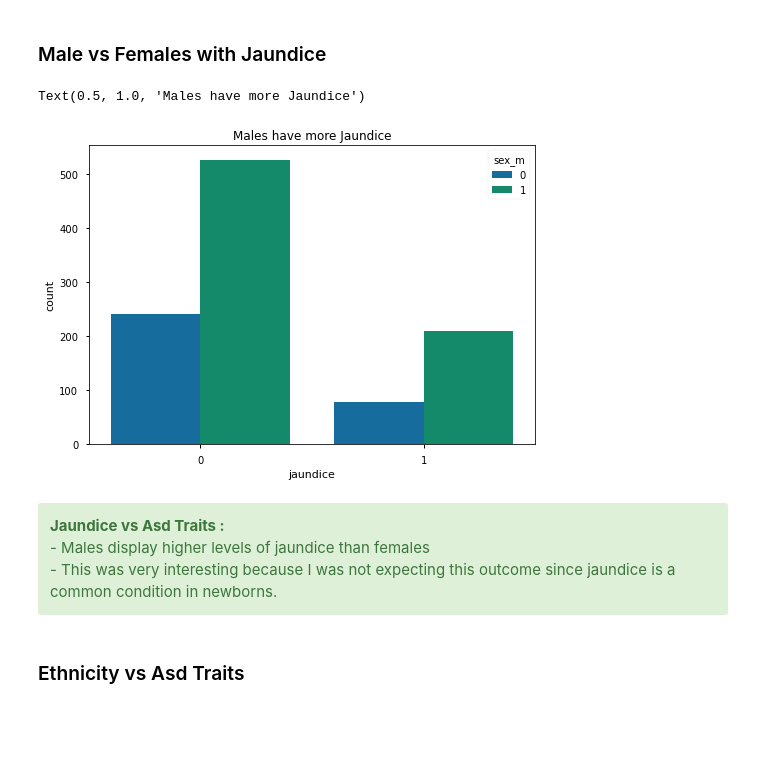
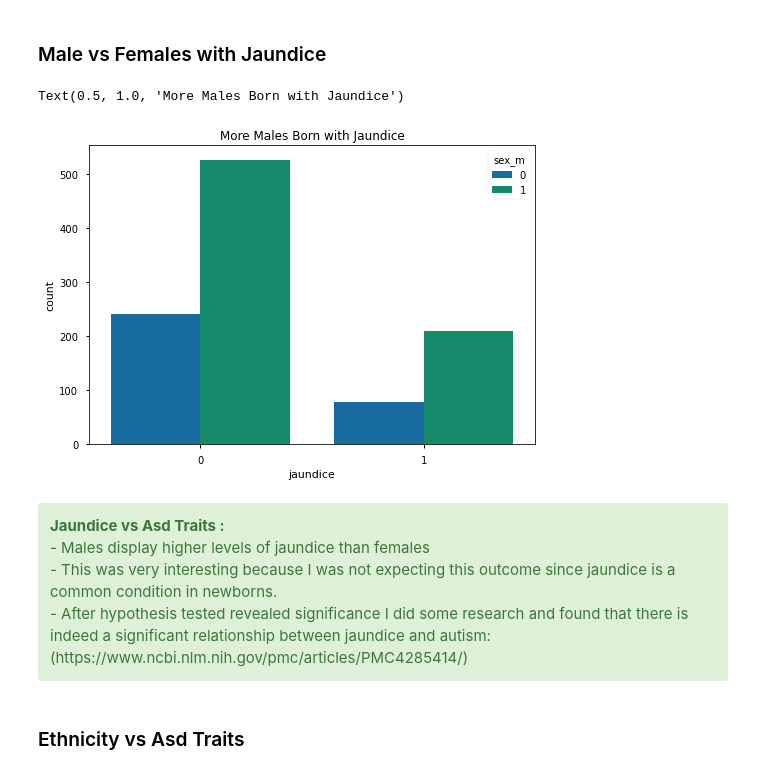
Before and after one commit to segovialori/toddler_autism_predictor, a Jupyter notebook: final_autism.ipynb, the cells around one changed output. Saved outputs shown, nothing was run; the diff lists cells and outputs as text; code cells hidden in the pictures; blank space fills up the shorter version.

```diff
--- a/final_autism.ipynb
+++ b/final_autism.ipynb
@@ -337,15 +337,16 @@ expected:
 ### Male vs Females with Jaundice
 # %%
 sns.countplot(x = 'jaundice', hue = 'sex_m', data = df)
-plt.title('Males have more Jaundice')
+plt.title('More Males Born with Jaundice')
 # %% [output]
-Text(0.5, 1.0, 'Males have more Jaundice')
+Text(0.5, 1.0, 'More Males Born with Jaundice')
-[figure, old version]
+[figure, new version]
 # %% [markdown]
 <div class="alert alert-block alert-success">
 <b>Jaundice vs Asd Traits :</b>
 <br>-  Males display higher levels of jaundice than females
 <br>-  This was very interesting because I was not expecting this outcome since jaundice is a common condition in newborns.
+<br>-  After hypothesis tested revealed significance I did some research and found that there is indeed a significant relationship between jaundice and autism: (https://www.ncbi.nlm.nih.gov/pmc/articles/PMC4285414/)
 </div>
 # %% [markdown]
 ### Ethnicity vs Asd Traits
```
